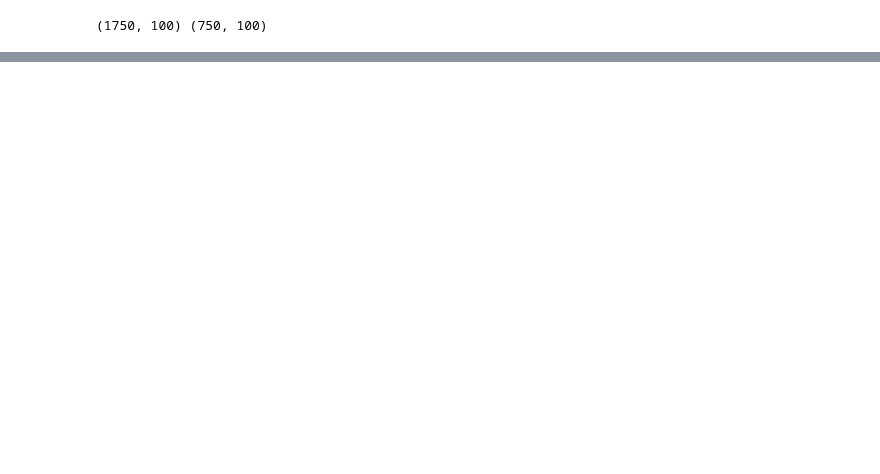
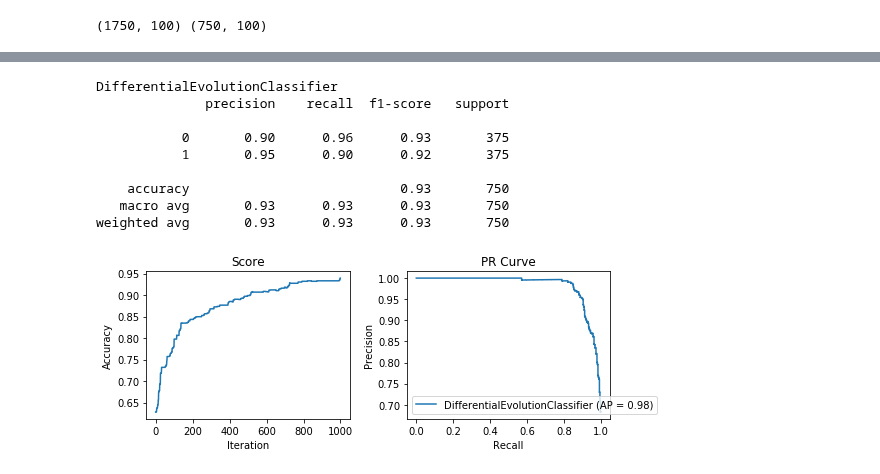
Before and after one commit to EvanLavender13/cs613-final-project, a Jupyter notebook: classification.ipynb, the cells around one changed output, grey strips where cells are left out. Saved outputs shown, nothing was run; the diff lists cells and outputs as text; code cells hidden in the pictures; blank space fills up the shorter version.

```diff
--- a/classification.ipynb
+++ b/classification.ipynb
@@ -82,5 +84,5 @@ Balanced Accuracy: 0.952
 # %%
 from algorithms import NaturalESClassifier
 
-es_model = NaturalESClassifier(objective=CrossEntropyObjective(), n_iter=500, random_state=0)
-es_model.fit(X_train, y_train);
+nes = NaturalESClassifier(objective=CrossEntropyObjective(), n_iter=300, random_state=0, sigma=0.2)
+nes.fit(X_train, y_train);
@@ -94,5 +105,5 @@ Balanced Accuracy: 0.9533333333333334
 # %%
 from algorithms import DifferentialEvolutionClassifier
 
-de_model = DifferentialEvolutionClassifier(objective=CrossEntropyObjective(), n_iter=2500, random_state=0, bounds=(-15, 15))
-de_model.fit(X_train, y_train);
+dev = DifferentialEvolutionClassifier(objective=CrossEntropyObjective(), n_iter=1000, random_state=0, bounds=(-100, 100), lmbda=1.3)
+dev.fit(X_train, y_train);
@@ -105,0 +110,16 @@ Balanced Accuracy: 0.9239999999999999
+# %%
+fig, axes = plt.subplots(nrows=1, ncols=2, figsize=(8, 3))
+plot_class(dev, X_test, y_test, axes)
+fig.tight_layout()
+fig.savefig("images/Toy-DifferentialEvolutionClassifier-PRCurve.png")
+# %% [output]
+DifferentialEvolutionClassifier
+              precision    recall  f1-score   support
+
+           0       0.90      0.96      0.93       375
+           1       0.95      0.90      0.92       375
+
+    accuracy                           0.93       750
+   macro avg       0.93      0.93      0.93       750
+weighted avg       0.93      0.93      0.93       750
+[figure, added]
```
Also changed, not shown: parts of 18 cells of this notebook, 37 other files.
